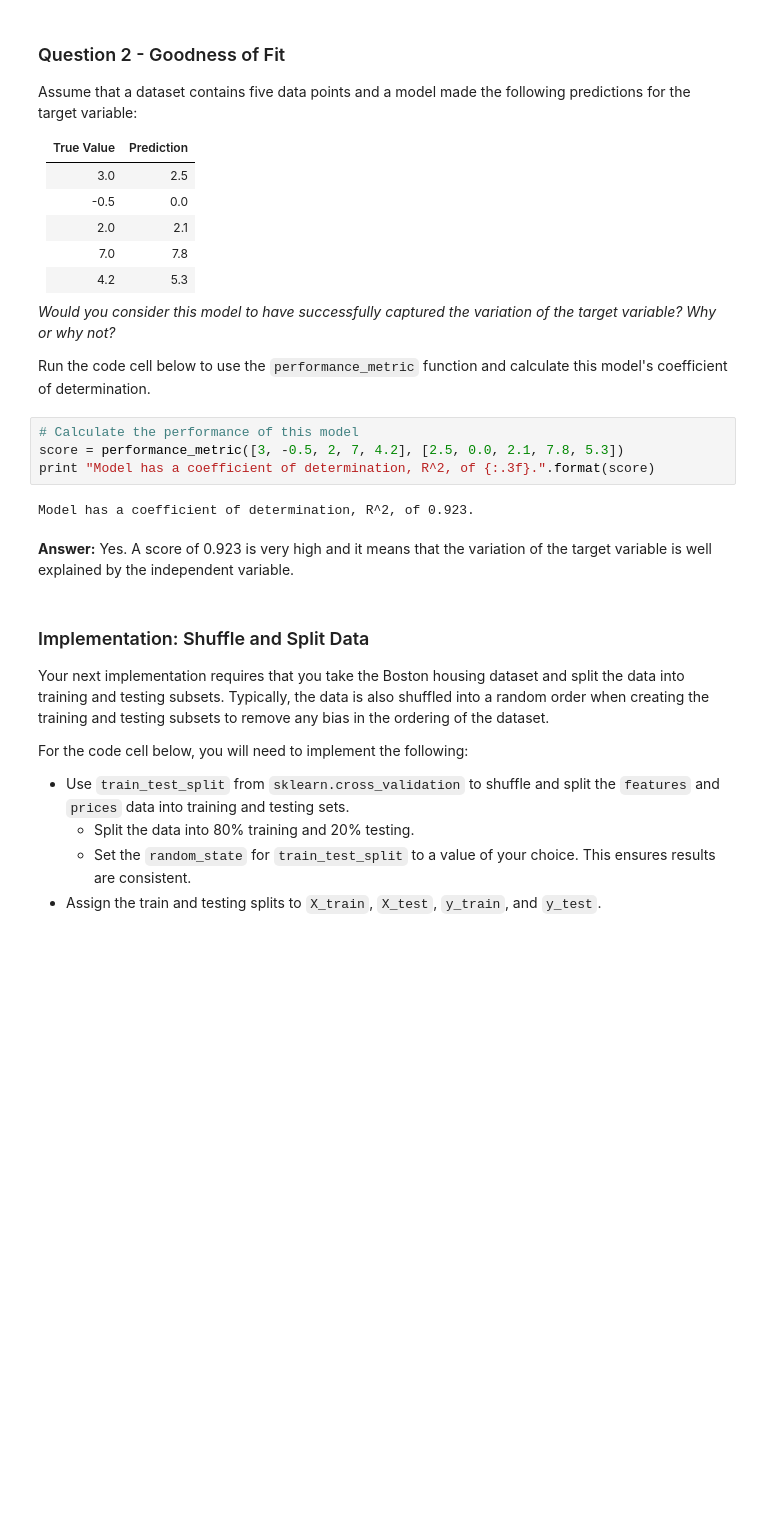
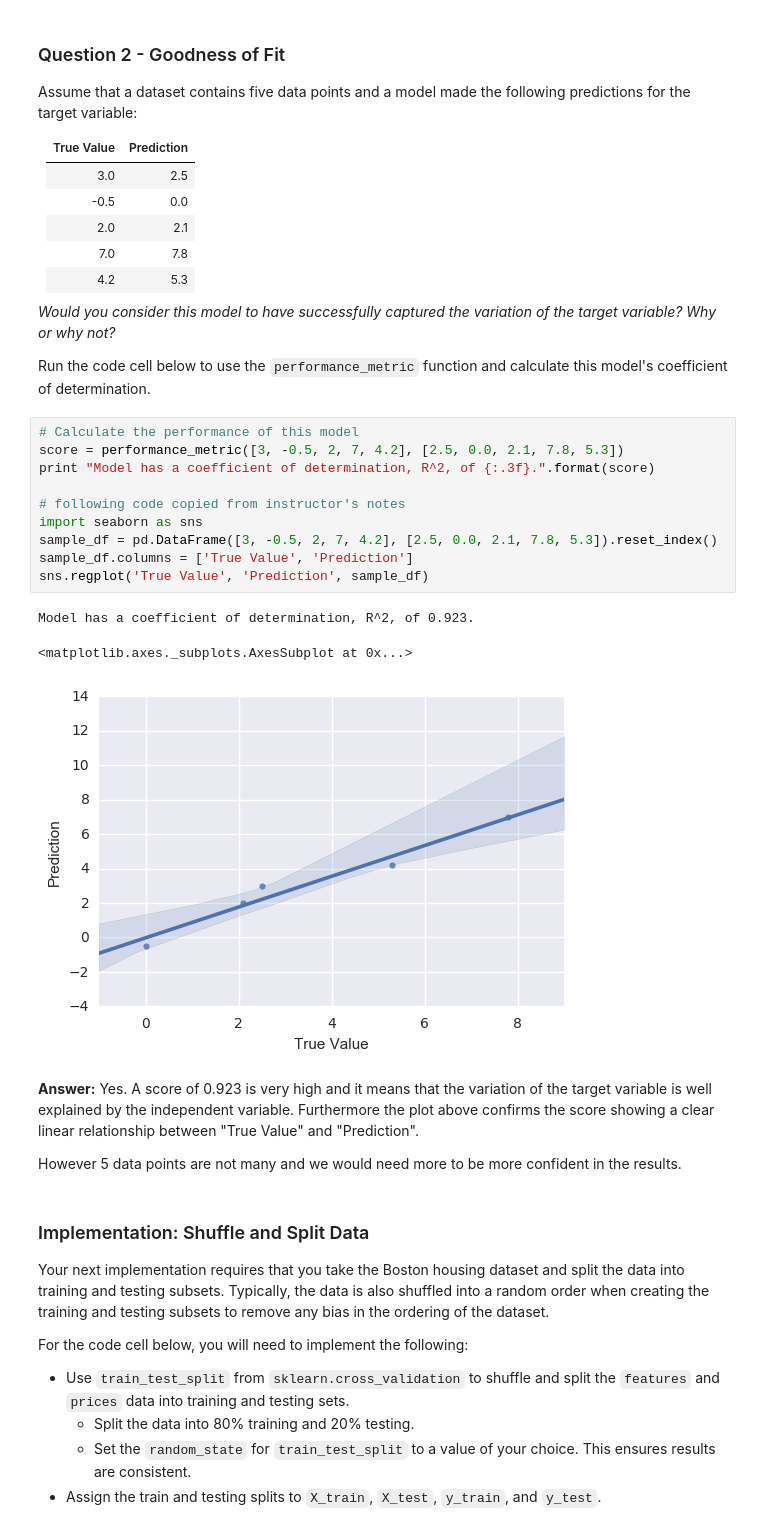
Before and after one commit to fedecava/my_udacity_projects, a Jupyter notebook: boston_housing/boston_housing.ipynb, the cells around one changed output. Drawn from its saved outputs; the diff is of its cells as text; blank space fills up the shorter version.

```diff
--- a/boston_housing/boston_housing.ipynb
+++ b/boston_housing/boston_housing.ipynb
@@ -171,12 +176,22 @@ Run the code cell below to use the `performance_metric` function and calculate t
 # %%
 # Calculate the performance of this model
 score = performance_metric([3, -0.5, 2, 7, 4.2], [2.5, 0.0, 2.1, 7.8, 5.3])
 print "Model has a coefficient of determination, R^2, of {:.3f}.".format(score)
+
+# following code copied from instructor's notes
+import seaborn as sns
+sample_df = pd.DataFrame([3, -0.5, 2, 7, 4.2], [2.5, 0.0, 2.1, 7.8, 5.3]).reset_index()
+sample_df.columns = ['True Value', 'Prediction']
+sns.regplot('True Value', 'Prediction', sample_df)
 # %% [output]
 Model has a coefficient of determination, R^2, of 0.923.
+<matplotlib.axes._subplots.AxesSubplot at 0x...>
+[figure, added]
 # %% [markdown]
 **Answer:**
-Yes. A score of 0.923 is very high and it means that the variation of the target variable is well explained by the independent variable.
+Yes. A score of 0.923 is very high and it means that the variation of the target variable is well explained by the independent variable. Furthermore the plot above confirms the score showing a clear linear relationship between "True Value" and "Prediction".
+
+However 5 data points are not many and we would need more to be more confident in the results.
 # %% [markdown]
 ### Implementation: Shuffle and Split Data
 Your next implementation requires that you take the Boston housing dataset and split the data into training and testing subsets. Typically, the data is also shuffled into a random order when creating the training and testing subsets to remove any bias in the ordering of the dataset.
```
Also changed, not shown: parts of 13 cells of this notebook, 1 other file.
